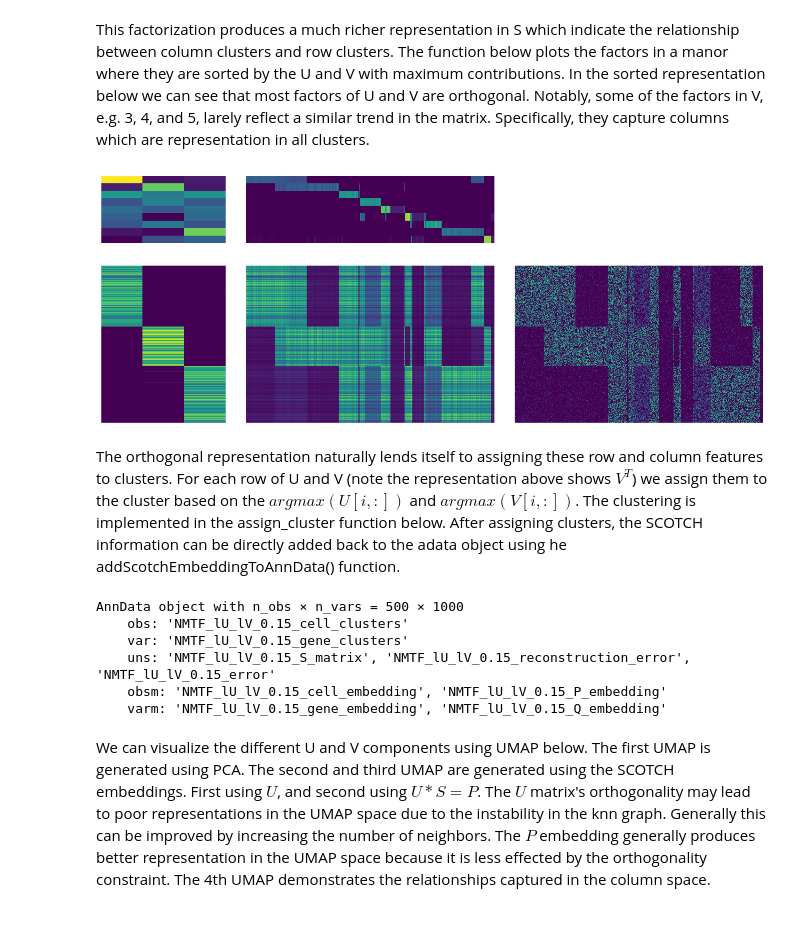
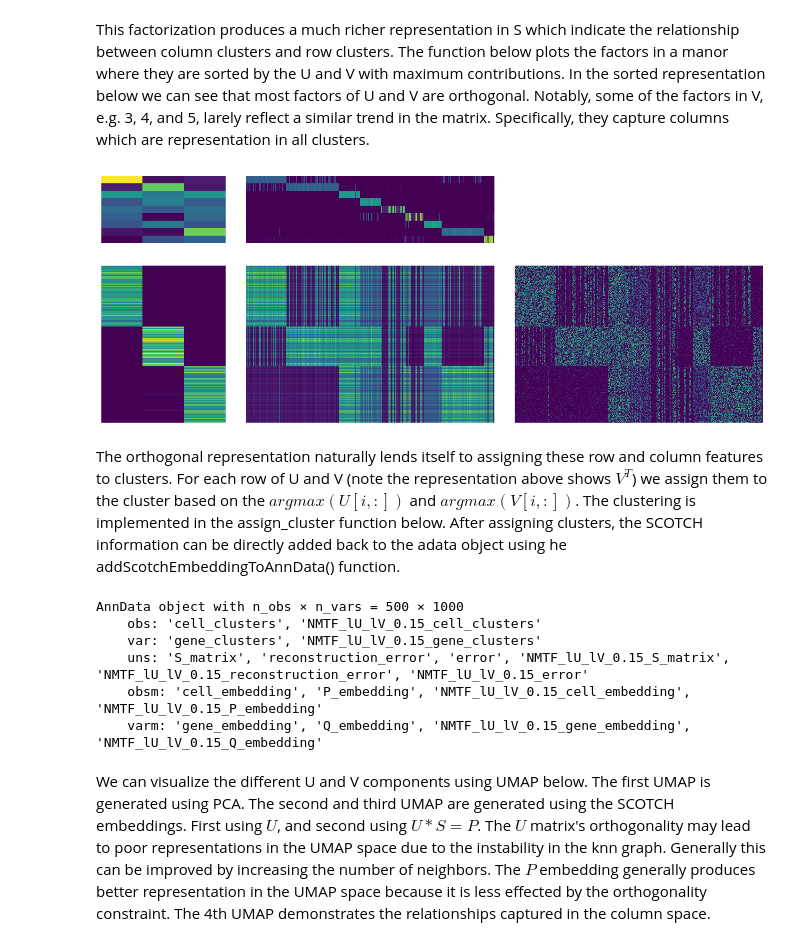
Before and after one commit to Roy-lab/SCOTCH, a Jupyter notebook: Examples/Example_A.ipynb, the cells around one changed output. Saved outputs shown, nothing was run; the diff lists cells and outputs as text; code cells hidden in the pictures.

Commit message:
Updated visualization to downsample cells and genes.

```diff
--- a/Examples/Example_A.ipynb
+++ b/Examples/Example_A.ipynb
@@ -106,10 +106,12 @@ writing gif to ./NMTF_lU_lV_0.15.gif
 # %% [markdown]
 This factorization produces a much richer representation in S which indicate the relationship between column clusters and row clusters. The function below plots the factors in a manor where they are sorted by the U and V with maximum contributions. In the sorted representation below we can see that most factors of U and V are orthogonal. Notably, some of the factors in V, e.g. 3, 4, and 5, larely reflect a similar trend in the matrix. Specifically, they capture columns which are representation in all clusters.
 # %%
-fig = scotch.visualize_factors_sorted()
+scotch.assign_cluster()
+adata = scotch.add_scotch_embeddings_to_adata(adata)
+fig = scotch.visualize_adata_factors_sorted(adata, n_cells=10000, n_genes=10000)
 display(fig)
 # %% [output]
-[figure, old version]
+[figure, new version]
 # %% [markdown]
 The orthogonal representation naturally lends itself to assigning these row and column features to clusters. For each row of U and V (note the representation above shows $V^T$) we assign them to the cluster based on the $argmax(U[i, :])$ and $argmax(V[i, :])$. The clustering is implemented in the assign_cluster function below. After assigning clusters, the SCOTCH information can be directly added back to the adata object using he addScotchEmbeddingToAnnData() function.
 # %%
@@ -118,11 +120,11 @@ scotch.assign_cluster()
 scotch.add_scotch_embeddings_to_adata(adata, 'NMTF_lU_lV_0.15')
 # %% [output]
 AnnData object with n_obs × n_vars = 500 × 1000
-    obs: 'NMTF_lU_lV_0.15_cell_clusters'
-    var: 'NMTF_lU_lV_0.15_gene_clusters'
-    uns: 'NMTF_lU_lV_0.15_S_matrix', 'NMTF_lU_lV_0.15_reconstruction_error', 'NMTF_lU_lV_0.15_error'
-    obsm: 'NMTF_lU_lV_0.15_cell_embedding', 'NMTF_lU_lV_0.15_P_embedding'
-    varm: 'NMTF_lU_lV_0.15_gene_embedding', 'NMTF_lU_lV_0.15_Q_embedding'
+    obs: 'cell_clusters', 'NMTF_lU_lV_0.15_cell_clusters'
+    var: 'gene_clusters', 'NMTF_lU_lV_0.15_gene_clusters'
+    uns: 'S_matrix', 'reconstruction_error', 'error', 'NMTF_lU_lV_0.15_S_matrix', 'NMTF_lU_lV_0.15_reconstruction_error', 'NMTF_lU_lV_0.15_error'
+    obsm: 'cell_embedding', 'P_embedding', 'NMTF_lU_lV_0.15_cell_embedding', 'NMTF_lU_lV_0.15_P_embedding'
+    varm: 'gene_embedding', 'Q_embedding', 'NMTF_lU_lV_0.15_gene_embedding', 'NMTF_lU_lV_0.15_Q_embedding'
 # %% [markdown]
 We can visualize the different U and V components using UMAP below. The first UMAP is generated using PCA.  The second and third UMAP are generated using the SCOTCH embeddings. First using $U$, and second using $U*S = P$. The $U$ matrix's orthogonality may lead to poor representations in the UMAP space due to the instability in the knn graph. Generally this can be improved by increasing the number of neighbors. The $P$ embedding generally produces better representation in the UMAP space because it is less effected by the orthogonality constraint. The 4th UMAP demonstrates the relationships captured in the column space.
 # %%
```
Also changed, not shown: parts of 9 cells of this notebook, 3 other files.
